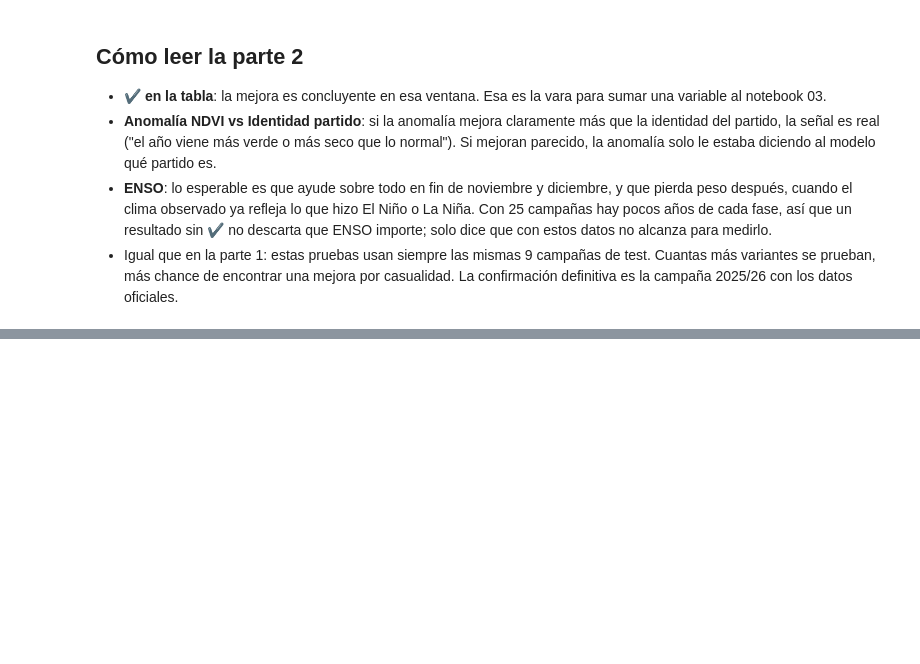
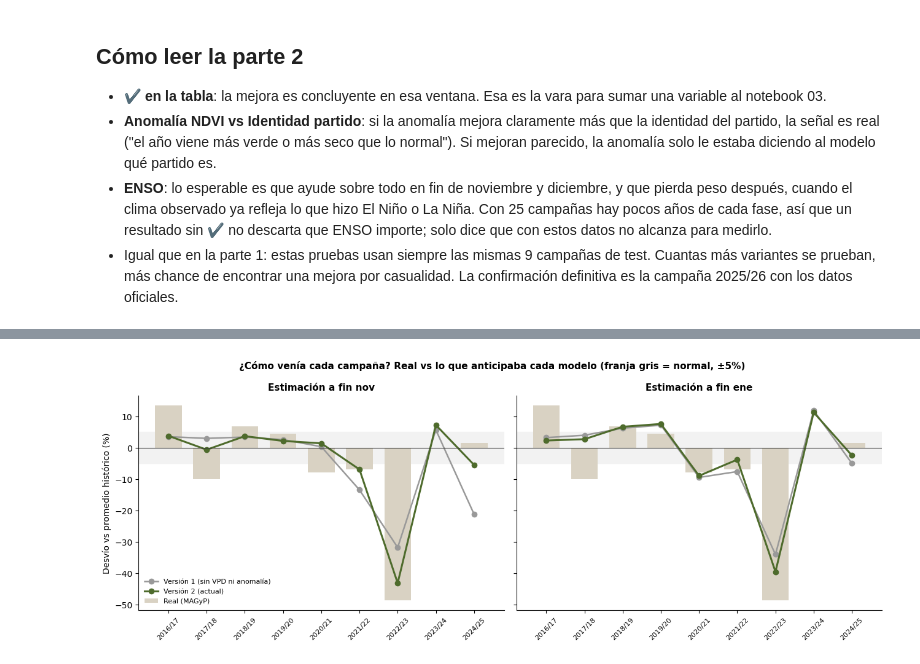
Before and after one commit to AgustinMusanti/prediccion-rinde-soja, a Jupyter notebook: notebooks/11_experimento_features_nuevas.ipynb, the cells around one changed output, grey strips where cells are left out. Drawn from its saved outputs; the diff is of its cells as text; code cells hidden in the pictures; blank space fills up the shorter version.

```diff
--- a/notebooks/11_experimento_features_nuevas.ipynb
+++ b/notebooks/11_experimento_features_nuevas.ipynb
@@ -32,6 +32,9 @@ warnings.filterwarnings("ignore")
 
 # Mismos archivos que usan los notebooks 03 y 04 (solo lectura)
 df_base = pd.read_csv(DATA_PROCESSED / "dataset_modelado_soja.csv")
+# El dataset ya trae las variables v2 (notebook 03). Para comparar contra el modelo ORIGINAL
+# se sacan: este notebook las vuelve a calcular por su cuenta.
+df_base = df_base.drop(columns=[c for c in df_base.columns if c.startswith(("vpd_media_", "ndvi_anom_"))])
 df_clima = pd.read_csv(DATA_RAW / "nasa_power" / "nasa_power_zona_coop_1999_2025.csv", parse_dates=["fecha"])
 df_ndvi = pd.read_csv(DATA_RAW / "ndvi" / "ndvi_modis_zona_coop_2000_2025.csv", parse_dates=["fecha"])
 
@@ -948,0 +855,91 @@ Guardado: outputs/direccion_campanas_2016_2024.png y .csv
+# %%
+# ============================================================
+# PARTE 4: ¿acertó cada modelo a CÓMO VENÍA cada campaña? (2016-2024 vs MAGyP)
+# Usa las predicciones walk-forward ya calculadas en la parte 1 y 2: cada campaña
+# se estimó sin haberla visto. No reentrena nada.
+# ============================================================
+def categoria(desvio):
+    """Desvío porcentual respecto del promedio histórico -> cómo viene la campaña."""
+    if desvio <= -10: return "muy abajo"
+    if desvio <= -5:  return "abajo"
+    if desvio < 5:    return "normal"
+    if desvio < 10:   return "arriba"
+    return "muy arriba"
+
+MODELOS_CMP = {"Actual": "Modelo actual", "Nuevo": "+ VPD + Anomalía NDVI"}
+etiq = {"oct_nov": "Fin nov", "oct_dic": "Fin dic", "oct_ene": "Fin ene", "oct_feb": "Fin feb", "oct_mar": "Fin mar"}
+
+zonas = {}
+for v in NOMBRES_V:
+    base = resultados[("Modelo actual", v)][0]
+    z = base.groupby("campana").agg(real=("real", "mean"), hist=("media_hist", "mean"))
+    for corto, largo in MODELOS_CMP.items():
+        z[corto] = resultados[(largo, v)][0].groupby("campana")["pred"].mean()
+    for col in ["real"] + list(MODELOS_CMP):
+        z[f"{col}_%"] = (z[col] / z["hist"] - 1) * 100
+        z[f"{col}_cat"] = z[f"{col}_%"].map(categoria)
+    zonas[v] = z
+
+# --- Detalle por campaña en los dos cortes clave
+for v in ["oct_nov", "oct_ene"]:
+    z = zonas[v]
+    print(f"\n{etiq[v].upper()} — promedio de la zona, desvío vs promedio histórico")
+    print("=" * 96)
+    print(f"{'Campaña':8s}| {'Real (MAGyP)':>22s} | {'Modelo actual':>22s} | {'Con VPD + anomalía':>24s}")
+    print("-" * 96)
+    for c, r in z.iterrows():
+        def celda(m):
+            dir_ok = np.sign(r[f"{m}_%"]) == np.sign(r["real_%"])
+            return f"{r[f'{m}_%']:+5.1f}% {r[f'{m}_cat']:10s} {'✔' if dir_ok else '✗'}"
+        print(f"{c}/{str(c+1)[2:]} | {r['real_%']:+5.1f}% {r['real_cat']:13s} | {celda('Actual'):>22s} | {celda('Nuevo'):>24s}")
+    print("✔ / ✗ = acertó o no si la campaña venía arriba o abajo del promedio.")
+
+# --- Resumen por corte
+print("\n\nRESUMEN 2016-2024 (9 campañas)")
+print("=" * 96)
+print(f"{'Corte':9s}| {'Dirección zona':^19s} | {'Dirección partidos':^21s} | {'Categoría exacta':^19s} | {'Detecta años malos':^19s}")
+print(f"{'':9s}| {'Actual':>8s} {'Nuevo':>9s} | {'Actual':>9s} {'Nuevo':>10s} | {'Actual':>8s} {'Nuevo':>9s} | {'Actual':>8s} {'Nuevo':>9s}")
+print("-" * 96)
+for v in NOMBRES_V:
+    z = zonas[v]
+    malos = z[z["real_%"] <= -5]
+    fila = f"{etiq[v]:9s}|"
+    dz = [(np.sign(z[f"{m}_%"]) == np.sign(z["real_%"])).sum() for m in MODELOS_CMP]
+    dp = []
+    for largo in MODELOS_CMP.values():
+        r = resultados[(largo, v)][0]
+        dp.append((np.sign(r["pred"] - r["media_hist"]) == np.sign(r["real"] - r["media_hist"])).mean())
+    cat = [(z[f"{m}_cat"] == z["real_cat"]).sum() for m in MODELOS_CMP]
+    det = [(malos[f"{m}_%"] < 0).sum() for m in MODELOS_CMP]
+    fila += f" {dz[0]:>5d}/9 {dz[1]:>6d}/9 | {dp[0]:>9.0%} {dp[1]:>10.0%} | {cat[0]:>5d}/9 {cat[1]:>6d}/9 | {det[0]:>5d}/{len(malos)} {det[1]:>6d}/{len(malos)}"
+    print(fila)
+print("""
+Dirección zona:      campañas en que acertó si la zona venía arriba o abajo del promedio.
+Dirección partidos:  lo mismo, partido por partido (45 casos).
+Categoría exacta:    acertó la categoría (muy abajo / abajo / normal / arriba / muy arriba, cortes en ±5% y ±10%).
+Detecta años malos:  de las campañas que terminaron 5% o más abajo del promedio, en cuántas el modelo ya marcaba "abajo".""")
+
+# --- Gráfico: desvío real vs estimado por campaña, en los dos cortes clave
+fig, axes = plt.subplots(1, 2, figsize=(13, 4.8), sharey=True)
+for ax, v in zip(axes, ["oct_nov", "oct_ene"]):
+    z = zonas[v]
+    x = np.arange(len(z))
+    ax.bar(x, z["real_%"], color="#D9D2C3", width=0.7, label="Real (MAGyP)")
+    ax.plot(x, z["Actual_%"], "o-", color="#999999", lw=1.8, label="Versión 1 (sin VPD ni anomalía)")
+    ax.plot(x, z["Nuevo_%"], "o-", color="#4E6B2C", lw=2.2, label="Versión 2 (actual)")
+    ax.axhspan(-5, 5, color="#f2f2f2", zorder=0)
+    ax.axhline(0, color="#333", lw=0.8)
+    ax.set_xticks(x); ax.set_xticklabels([f"{c}/{str(c+1)[2:]}" for c in z.index], rotation=45, fontsize=8)
+    ax.set_title(f"Estimación a {etiq[v].lower()}", fontsize=11, fontweight="bold")
+    ax.spines[["top", "right"]].set_visible(False)
+axes[0].set_ylabel("Desvío vs promedio histórico (%)")
+axes[0].legend(fontsize=8, frameon=False, loc="lower left")
+fig.suptitle("¿Cómo venía cada campaña? Real vs lo que anticipaba cada modelo (franja gris = normal, ±5%)",
+             fontsize=11, fontweight="bold")
+plt.tight_layout()
+plt.savefig(OUTPUTS / "direccion_campanas_2016_2024.png", dpi=150, bbox_inches="tight")
+plt.show()
+
+pd.concat({etiq[v]: zonas[v] for v in NOMBRES_V}, names=["corte"]).round(2).to_csv(OUTPUTS / "direccion_campanas_2016_2024.csv")
+print("Guardado: outputs/direccion_campanas_2016_2024.png y .csv")
+# %% [output]
@@ -948,0 +963 @@ Guardado: outputs/direccion_campanas_2016_2024.png y .csv
+[figure, added]
```
Also changed, not shown: parts of 17 cells of this notebook, 2 other files.
